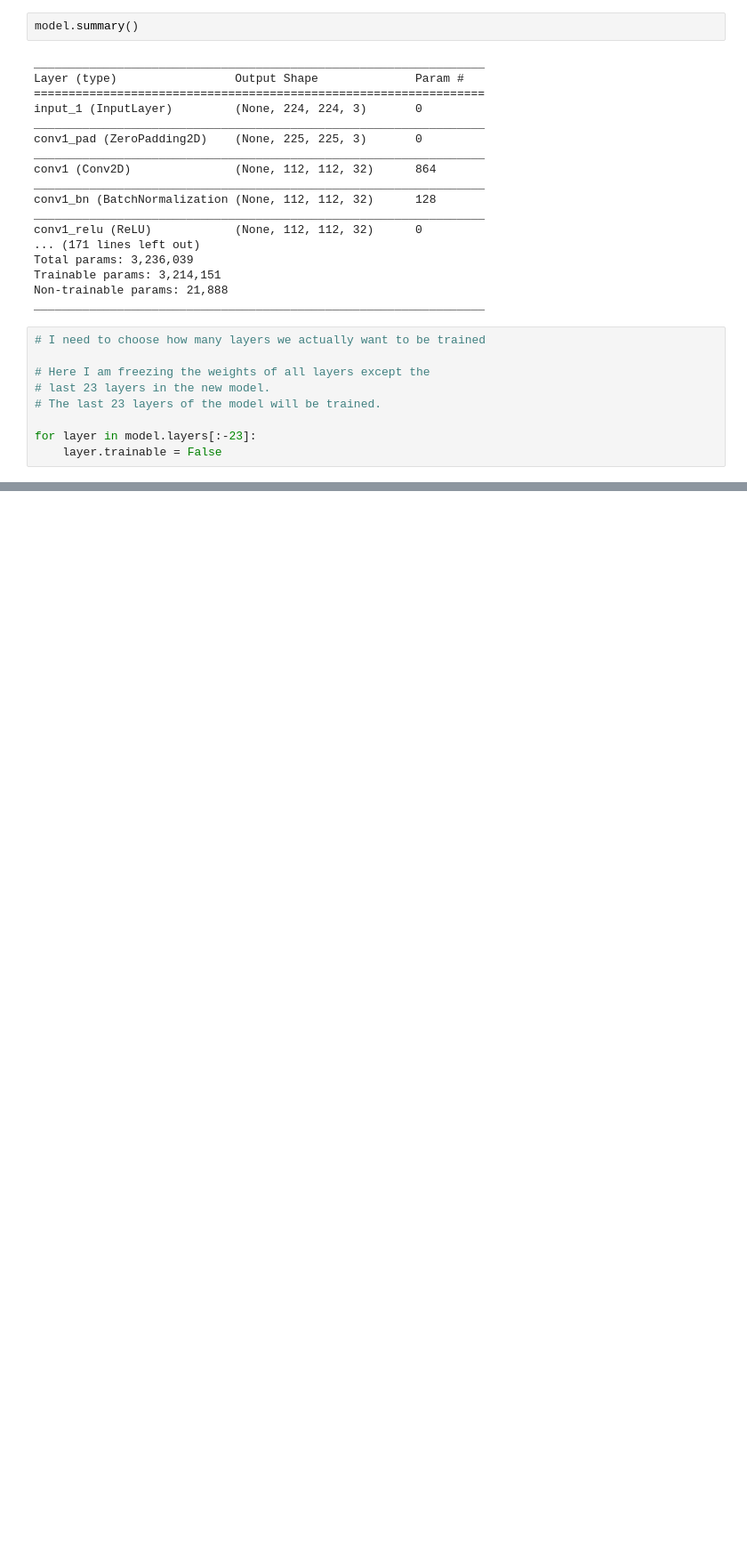
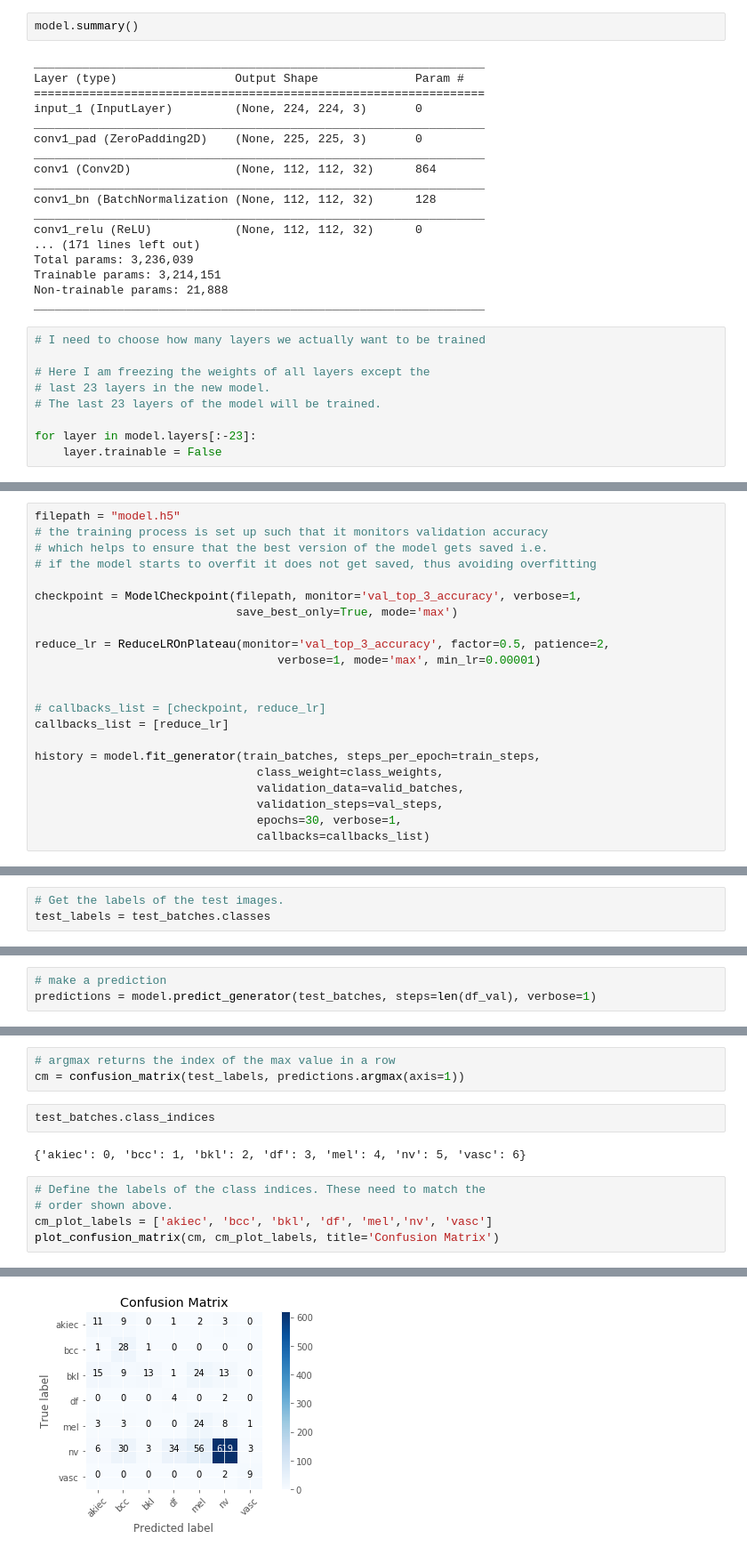
Before and after one commit to agg-geek/skincancer, a Jupyter notebook: SkinCancerDetection.ipynb, the cells around one changed output, grey strips where cells are left out. Shown at 89% size. Drawn from its saved outputs; the diff is of its cells as text; blank space fills up the shorter version.

```diff
--- a/SkinCancerDetection.ipynb
+++ b/SkinCancerDetection.ipynb
@@ -872,0 +913,22 @@ for layer in model.layers[:-23]:
+# %%
+filepath = "model.h5"
+# the training process is set up such that it monitors validation accuracy
+# which helps to ensure that the best version of the model gets saved i.e.
+# if the model starts to overfit it does not get saved, thus avoiding overfitting
+
+checkpoint = ModelCheckpoint(filepath, monitor='val_top_3_accuracy', verbose=1,
+                             save_best_only=True, mode='max')
+
+reduce_lr = ReduceLROnPlateau(monitor='val_top_3_accuracy', factor=0.5, patience=2,
+                                   verbose=1, mode='max', min_lr=0.00001)
+
+
+# callbacks_list = [checkpoint, reduce_lr]
+callbacks_list = [reduce_lr]
+
+history = model.fit_generator(train_batches, steps_per_epoch=train_steps,
+                                class_weight=class_weights,
+                                validation_data=valid_batches,
+                                validation_steps=val_steps,
+                                epochs=30, verbose=1,
+                                callbacks=callbacks_list)
@@ -872,0 +1020,3 @@ for layer in model.layers[:-23]:
+# %%
+# Get the labels of the test images.
+test_labels = test_batches.classes
@@ -872,0 +1049,3 @@ for layer in model.layers[:-23]:
+# %%
+# make a prediction
+predictions = model.predict_generator(test_batches, steps=len(df_val), verbose=1)
@@ -872,0 +1101,13 @@ for layer in model.layers[:-23]:
+# %%
+# argmax returns the index of the max value in a row
+cm = confusion_matrix(test_labels, predictions.argmax(axis=1))
+# %%
+test_batches.class_indices
+# %% [output]
+{'akiec': 0, 'bcc': 1, 'bkl': 2, 'df': 3, 'mel': 4, 'nv': 5, 'vasc': 6}
+# %%
+# Define the labels of the class indices. These need to match the
+# order shown above.
+cm_plot_labels = ['akiec', 'bcc', 'bkl', 'df', 'mel','nv', 'vasc']
+plot_confusion_matrix(cm, cm_plot_labels, title='Confusion Matrix')
+# %% [output]
@@ -872,0 +1122 @@ for layer in model.layers[:-23]:
+[figure, added]
```
Also changed, not shown: parts of 23 cells of this notebook.
